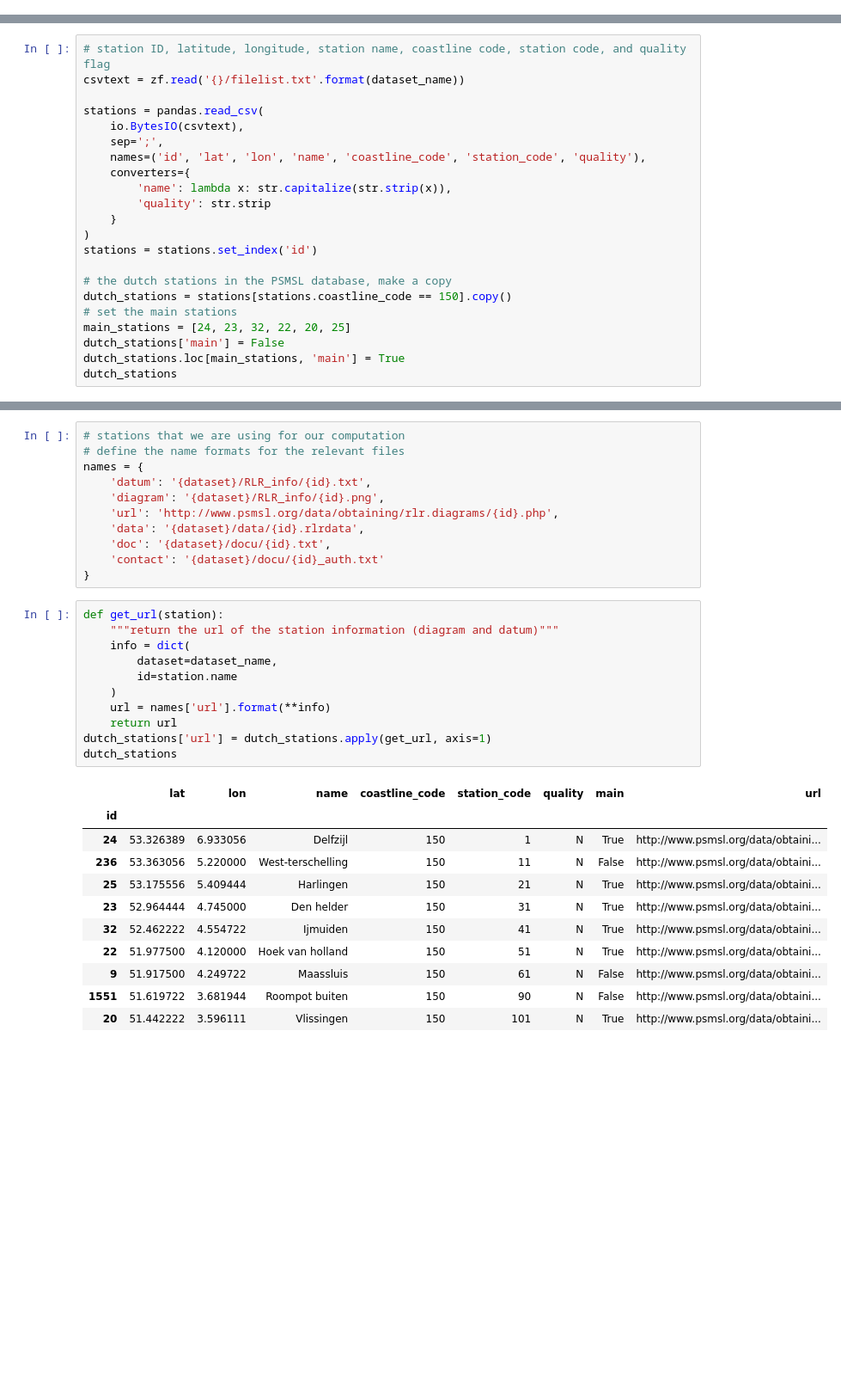
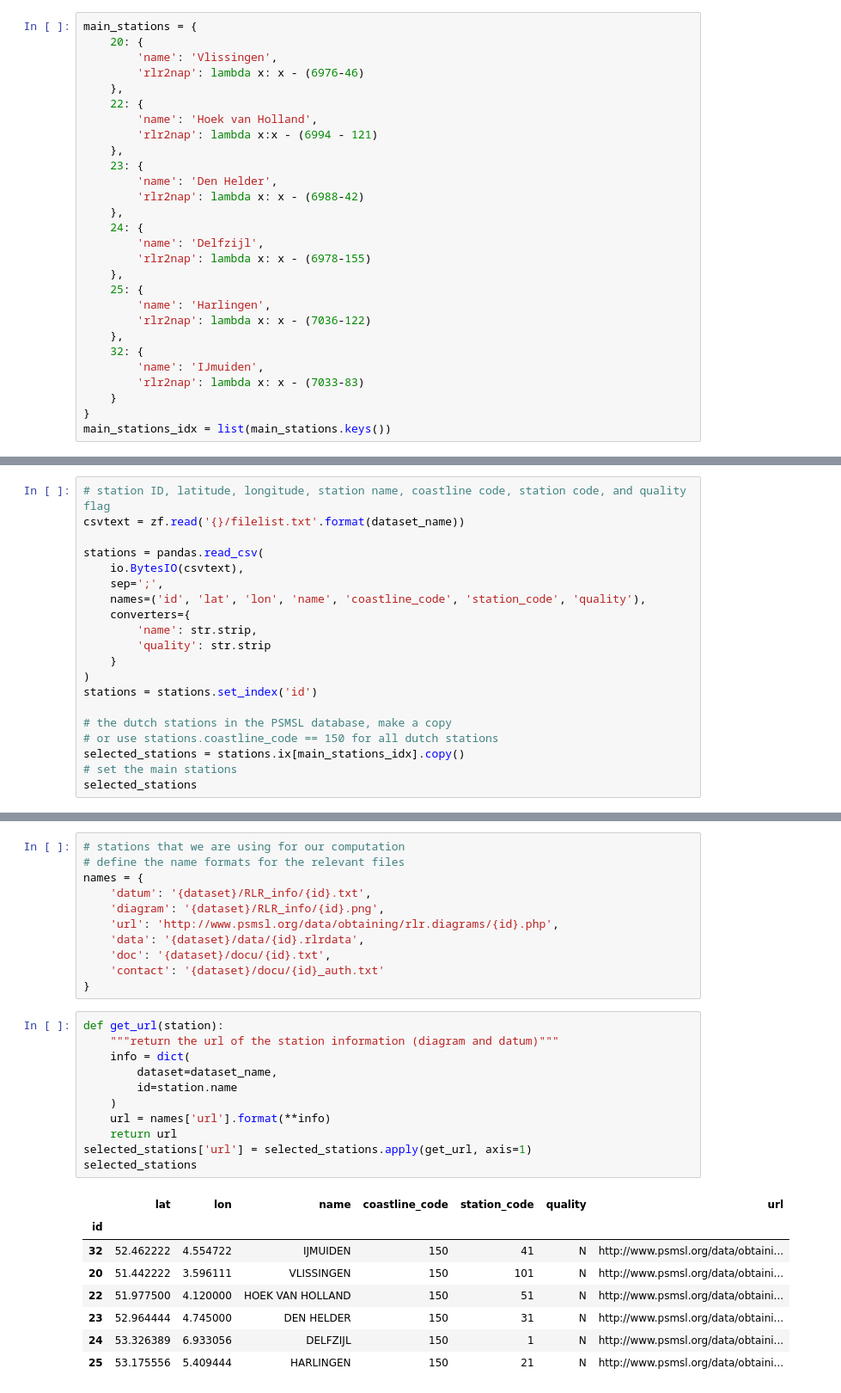
Before and after one commit to openearth/notebooks, a Jupyter notebook: sealevelmonitor.ipynb, the cells around one changed output, grey strips where cells are left out. Shown: that part at 86% size. Cells and saved outputs as stored; diff of their text form; blank space fills up the shorter version.

```diff
--- a/sealevelmonitor.ipynb
+++ b/sealevelmonitor.ipynb
@@ -28,6 +33,34 @@ urls = {
 }
 dataset_name = 'rlr_annual'
 resp = requests.get(urls[dataset_name])
+# %%
+main_stations = {
+    20: {
+        'name': 'Vlissingen',
+        'rlr2nap': lambda x: x - (6976-46)
+    },
+    22: {
+        'name': 'Hoek van Holland',
+        'rlr2nap': lambda x:x - (6994 - 121)
+    },
+    23: {
+        'name': 'Den Helder',
+        'rlr2nap': lambda x: x - (6988-42)
+    },
+    24: {
+        'name': 'Delfzijl',
+        'rlr2nap': lambda x: x - (6978-155)
+    },
+    25: {
+        'name': 'Harlingen',
+        'rlr2nap': lambda x: x - (7036-122)
+    },
+    32: {
+        'name': 'IJmuiden',
+        'rlr2nap': lambda x: x - (7033-83)
+    }
+}
+main_stations_idx = list(main_stations.keys())
 # %%
 stream = io.BytesIO(resp.content)
 zf = zipfile.ZipFile(stream)
@@ -40,17 +73,15 @@ stations = pandas.read_csv(
     sep=';',
     names=('id', 'lat', 'lon', 'name', 'coastline_code', 'station_code', 'quality'),
     converters={
-        'name': lambda x: str.capitalize(str.strip(x)),
+        'name': str.strip,
         'quality': str.strip
     }
 )
 stations = stations.set_index('id')
 
 # the dutch stations in the PSMSL database, make a copy
-dutch_stations = stations[stations.coastline_code == 150].copy()
+# or use stations.coastline_code == 150 for all dutch stations
+selected_stations = stations.ix[main_stations_idx].copy()
 # set the main stations
-main_stations = [24, 23, 32, 22, 20, 25]
-dutch_stations['main'] = False
-dutch_stations.loc[main_stations, 'main'] = True
-dutch_stations
+selected_stations
 # %% [output]
@@ -97,26 +125,23 @@ names = {
 # %%
 def get_url(station):
     """return the url of the station information (diagram and datum)"""
     info = dict(
         dataset=dataset_name,
         id=station.name
     )
     url = names['url'].format(**info)
     return url
-dutch_stations['url'] = dutch_stations.apply(get_url, axis=1)
-dutch_stations
+selected_stations['url'] = selected_stations.apply(get_url, axis=1)
+selected_stations
 # %% [output]
-|  | lat | lon | name | coastline_code | station_code | quality | main | url |
-| id |  |  |  |  |  |  |  |  |
-| 24 | 53.326389 | 6.933056 | Delfzijl | 150 | 1 | N | True | http://www.psmsl.org/data/obtaini... |
-| 236 | 53.363056 | 5.220000 | West-terschelling | 150 | 11 | N | False | http://www.psmsl.org/data/obtaini... |
-| 25 | 53.175556 | 5.409444 | Harlingen | 150 | 21 | N | True | http://www.psmsl.org/data/obtaini... |
-| 23 | 52.964444 | 4.745000 | Den helder | 150 | 31 | N | True | http://www.psmsl.org/data/obtaini... |
-| 32 | 52.462222 | 4.554722 | Ijmuiden | 150 | 41 | N | True | http://www.psmsl.org/data/obtaini... |
-| 22 | 51.977500 | 4.120000 | Hoek van holland | 150 | 51 | N | True | http://www.psmsl.org/data/obtaini... |
-| 9 | 51.917500 | 4.249722 | Maassluis | 150 | 61 | N | False | http://www.psmsl.org/data/obtaini... |
-| 1551 | 51.619722 | 3.681944 | Roompot buiten | 150 | 90 | N | False | http://www.psmsl.org/data/obtaini... |
-| 20 | 51.442222 | 3.596111 | Vlissingen | 150 | 101 | N | True | http://www.psmsl.org/data/obtaini... |
+|  | lat | lon | name | coastline_code | station_code | quality | url |
+| id |  |  |  |  |  |  |  |
+| 32 | 52.462222 | 4.554722 | IJMUIDEN | 150 | 41 | N | http://www.psmsl.org/data/obtaini... |
+| 20 | 51.442222 | 3.596111 | VLISSINGEN | 150 | 101 | N | http://www.psmsl.org/data/obtaini... |
+| 22 | 51.977500 | 4.120000 | HOEK VAN HOLLAND | 150 | 51 | N | http://www.psmsl.org/data/obtaini... |
+| 23 | 52.964444 | 4.745000 | DEN HELDER | 150 | 31 | N | http://www.psmsl.org/data/obtaini... |
+| 24 | 53.326389 | 6.933056 | DELFZIJL | 150 | 1 | N | http://www.psmsl.org/data/obtaini... |
+| 25 | 53.175556 | 5.409444 | HARLINGEN | 150 | 21 | N | http://www.psmsl.org/data/obtaini... |
 # %%
 def missing2nan(value, missing=-99999):
     value = float(value)
```
Also changed, not shown: parts of 10 cells of this notebook.
